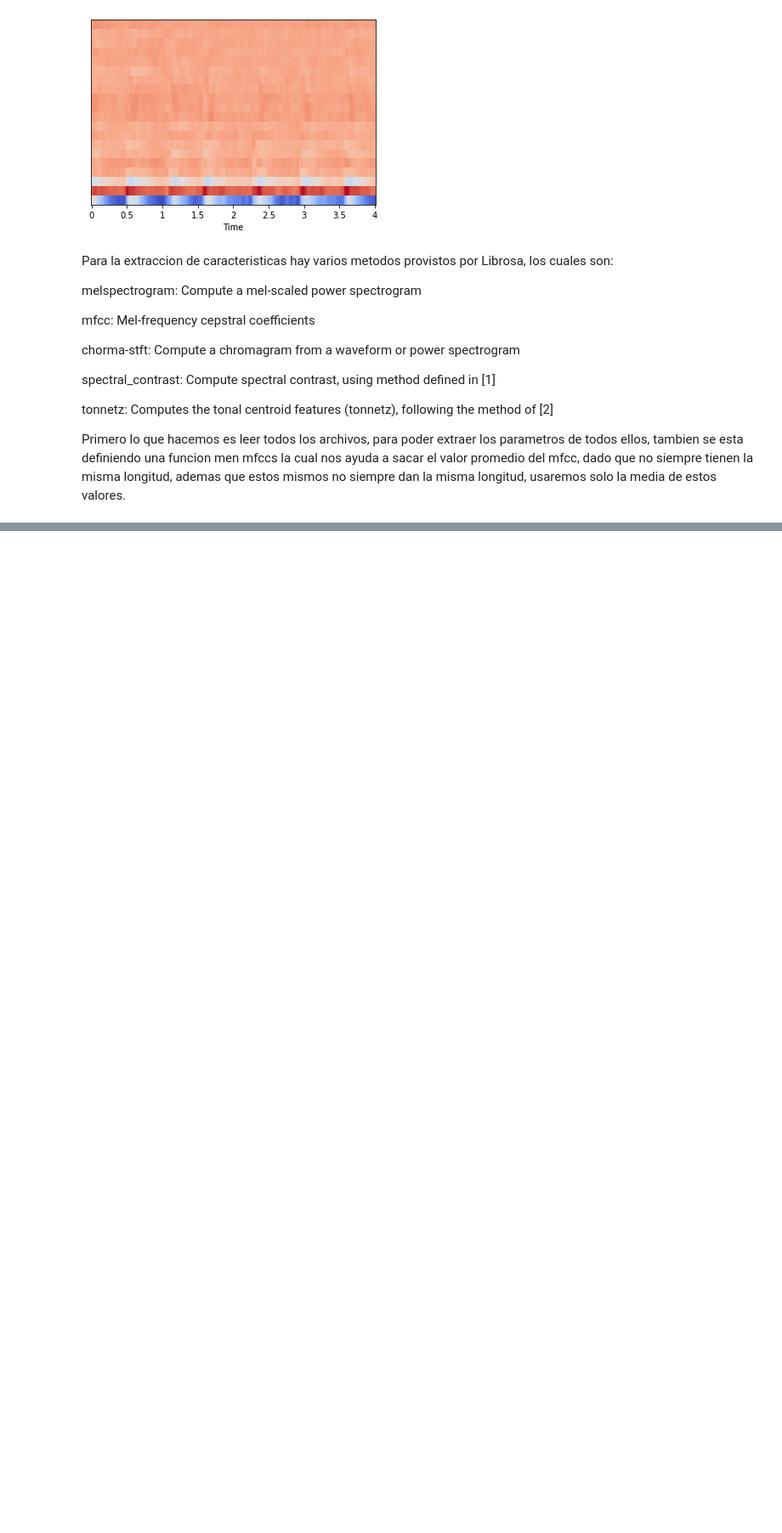
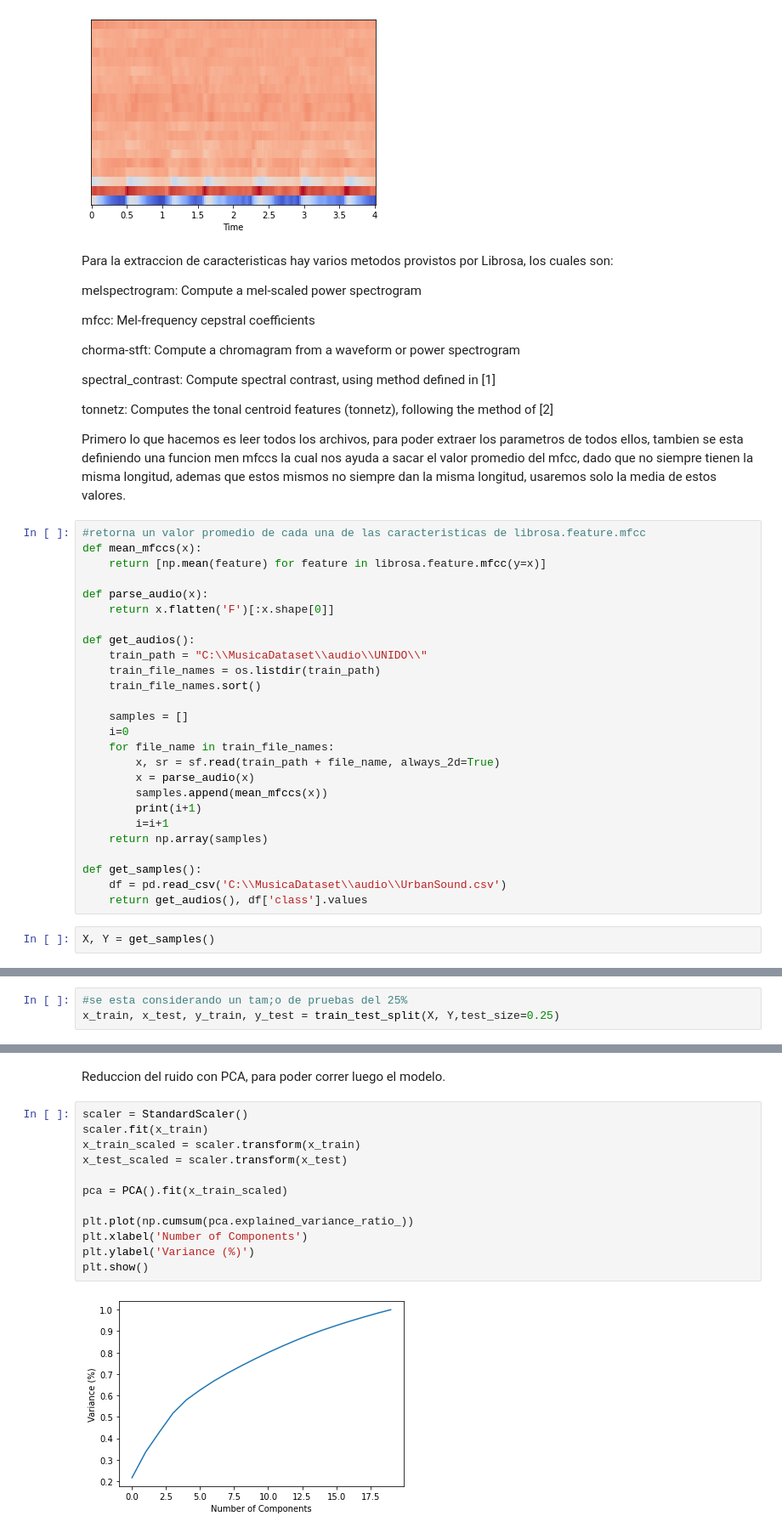
Before and after one commit to jhoel100/EDA-Proyecto, a Jupyter notebook: Clasificacion KDTREE.ipynb, the cells around one changed output, grey strips where cells are left out. Shown at 85% size. Saved outputs shown, nothing was run; the diff lists cells and outputs as text; blank space fills up the shorter version.

```diff
--- a/Clasificacion KDTREE.ipynb
+++ b/Clasificacion KDTREE.ipynb
@@ -203,3 +226,31 @@ spectral_contrast: Compute spectral contrast, using method defined in [1]
 tonnetz: Computes the tonal centroid features (tonnetz), following the method of [2]
 
 Primero lo que hacemos es leer todos los archivos, para poder extraer los parametros de todos ellos, tambien se esta  definiendo una funcion men mfccs la cual nos ayuda a sacar el valor promedio del mfcc, dado que no siempre tienen la misma longitud, ademas que estos mismos no siempre dan la misma longitud, usaremos solo la media de estos valores.
+# %%
+#retorna un valor promedio de cada una de las caracteristicas de librosa.feature.mfcc
+def mean_mfccs(x):
+    return [np.mean(feature) for feature in librosa.feature.mfcc(y=x)]
+
+def parse_audio(x):
+    return x.flatten('F')[:x.shape[0]]
+
+def get_audios():
+    train_path = "C:\\MusicaDataset\\audio\\UNIDO\\"
+    train_file_names = os.listdir(train_path)
+    train_file_names.sort()
+
+    samples = []
+    i=0
+    for file_name in train_file_names:
+        x, sr = sf.read(train_path + file_name, always_2d=True)
+        x = parse_audio(x)
+        samples.append(mean_mfccs(x))
+        print(i+1)
+        i=i+1
+    return np.array(samples)
+
+def get_samples():
+    df = pd.read_csv('C:\\MusicaDataset\\audio\\UrbanSound.csv')
+    return get_audios(), df['class'].values
+# %%
+X, Y = get_samples()
@@ -205,0 +275,3 @@ Primero lo que hacemos es leer todos los archivos, para poder extraer los parame
+# %%
+#se esta considerando un tam;o de pruebas del 25%
+x_train, x_test, y_train, y_test = train_test_split(X, Y,test_size=0.25)
@@ -205,0 +293,16 @@ Primero lo que hacemos es leer todos los archivos, para poder extraer los parame
+# %% [markdown]
+Reduccion del ruido con PCA, para poder correr luego el modelo.
+# %%
+scaler = StandardScaler()
+scaler.fit(x_train)
+x_train_scaled = scaler.transform(x_train)
+x_test_scaled = scaler.transform(x_test)
+
+pca = PCA().fit(x_train_scaled)
+
+plt.plot(np.cumsum(pca.explained_variance_ratio_))
+plt.xlabel('Number of Components')
+plt.ylabel('Variance (%)')
+plt.show()
+# %% [output]
+[figure, added]
```
Also changed, not shown: parts of 6 cells of this notebook.
